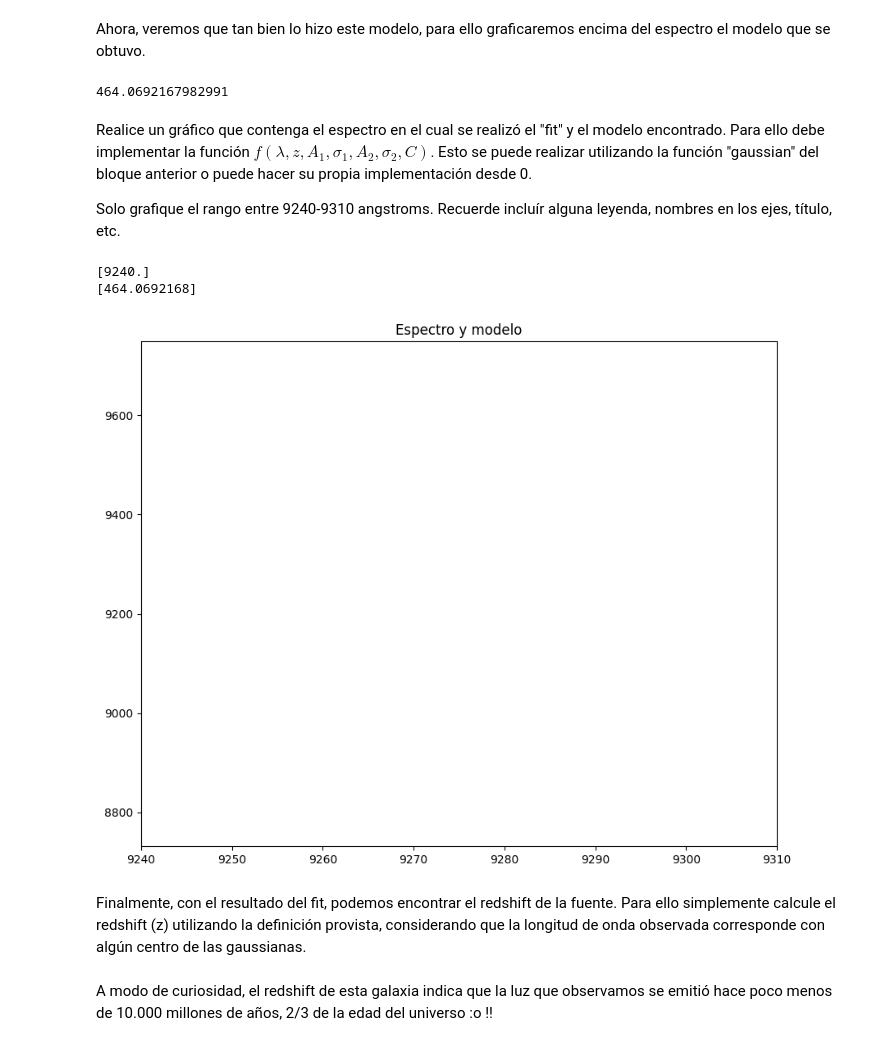
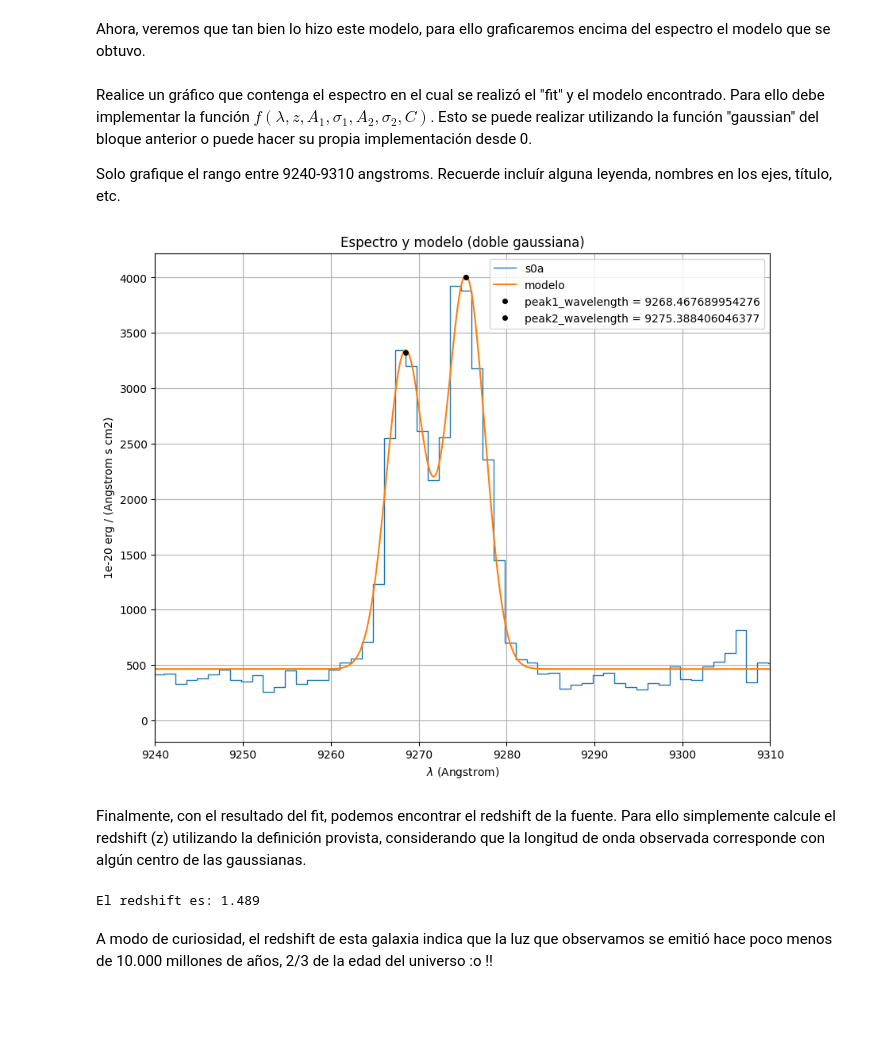
Before and after one commit to aliwen-figueroa/Tarea-4-aliwen-figueroa, a Jupyter notebook: Tarea4.ipynb, the cells around one changed output. Cells and saved outputs as stored; diff of their text form; code cells hidden in the pictures; blank space fills up the shorter version.

```diff
--- a/Tarea4.ipynb
+++ b/Tarea4.ipynb
@@ -337,55 +338,47 @@ def gaussian(x, center, fwhm, peak):
   sigma = fwhm/2.355
   dif = x - center
   return peak * np.exp(-(dif**2)/(2*sigma**2))
-
-fit2.cont
-# %% [output]
-464.0692167982991
 # %% [markdown]
 Realice un gráfico que contenga el espectro en el cual se realizó el "fit" y el modelo encontrado.
 Para ello debe implementar la función $f(\lambda, z,  A_1, \sigma_1, A_2, \sigma_2, C)$. Esto se puede realizar utilizando la función "gaussian" del bloque anterior o puede hacer su propia implementación desde 0.
 
 Solo grafique el rango entre 9240-9310 angstroms. Recuerde incluír alguna leyenda, nombres en los ejes, título, etc.
 # %%
-def f1(lambda_values,z,A1,sigma1,A2,sigma2,C):
-  gauss1 = gaussian(lambda_values,(1+z)*lambda1,sigma1*2.355,A1)
-  gauss2 = gaussian(lambda_values,(1+z)*lambda2,sigma2*2.355,A2)
-  return C + gauss1 + gauss2
-
-def f(lambda_values,center1,fwhm1,peak1,center2,fwhm2,peak2,C):
+# spectrum
+# función que calcula la doble gaussiana (modelo)
+def spectrum(lambda_values,center1,fwhm1,peak1,center2,fwhm2,peak2,C):
   gauss1 = gaussian(lambda_values,center1,fwhm1,peak1)
   gauss2 = gaussian(lambda_values,center2,fwhm2,peak2)
   return gauss1 + gauss2 + C
-# Inserte aquí su gráfico:
-lambda_values = np.linspace(9240,9310,1)
-espectrum = f(lambda_values,fit1.lpeak,fit1.fwhm,fit1.peak,fit2.lpeak,fit2.fwhm,fit2.peak,fit1.cont)
 
 
+lambda_values = np.linspace(9240,9310,1000,endpoint=True)
+espectrum = spectrum(lambda_values,fit1.lpeak,fit1.fwhm,fit1.peak,fit2.lpeak,fit2.fwhm,fit2.peak,fit1.cont)
 
-print(lambda_values)
-print(espectrum)
-
-
+# Inserte aquí su gráfico:
 plt.figure(figsize=(10,8))
-#espectro_s0a.plot(label="s0a")
-plt.plot(lambda_values, )
+plt.grid(True)
+espectro_s0a.plot(label="s0a")
+plt.plot(lambda_values, espectrum,label="modelo")
+plt.plot(fit2.lpeak,fit2.peak+fit2.cont,marker=".",markersize=8,linestyle="",color="black",label=f"peak1_wavelength = {fit2.lpeak}")
+plt.plot(fit1.lpeak,fit1.peak+fit1.cont,marker=".",markersize=8,linestyle="",color="black",label=f"peak2_wavelength = {fit1.lpeak}")
 
 plt.xlim(9240,9310)
-plt.title("Espectro y modelo")
-#plt.legend()
+plt.title("Espectro y modelo (doble gaussiana)")
+plt.legend()
 plt.show()
 # %% [output]
-[9240.]
-[464.0692168]
-[figure, old version]
+[figure, new version]
 # %% [markdown]
 Finalmente, con el resultado del fit, podemos encontrar el redshift de la fuente. Para ello simplemente calcule el redshift (z) utilizando la definición provista, considerando que la longitud de onda observada corresponde con algún centro de las gaussianas.
 # %%
 # Escriba aquí código para el cálculo:
 
 lambda_0 =  3727.092  # consideramos la línea de longitud de onda más corta
-z =
+z = fit1.lpeak/lambda_0 - 1
 print('El redshift es: {:.3f}'.format(z))
+# %% [output]
+El redshift es: 1.489
 # %% [markdown]
 A modo de curiosidad, el redshift de esta galaxia indica que la luz que observamos se emitió hace poco menos de 10.000 millones de años, 2/3 de la edad del universo :o !!
 # %% [markdown]
```
Also changed, not shown: parts of 2 cells of this notebook.
